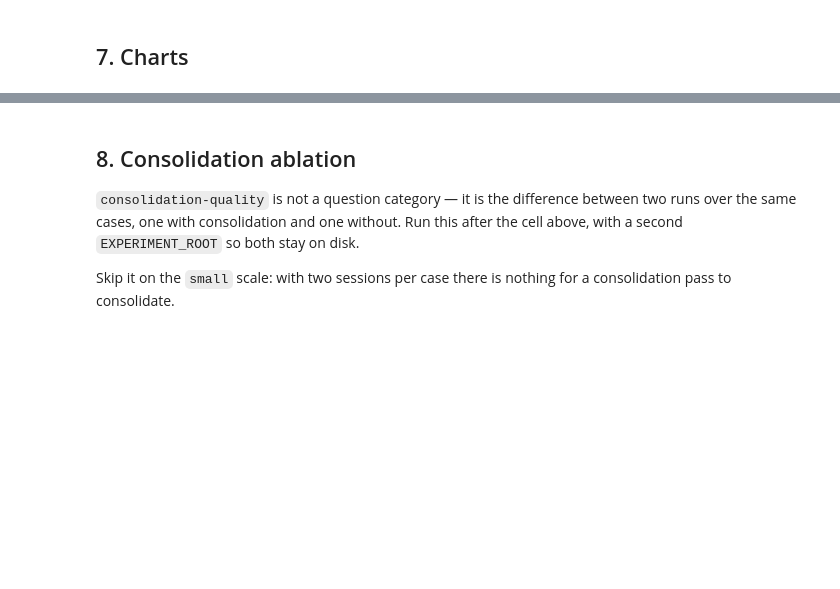
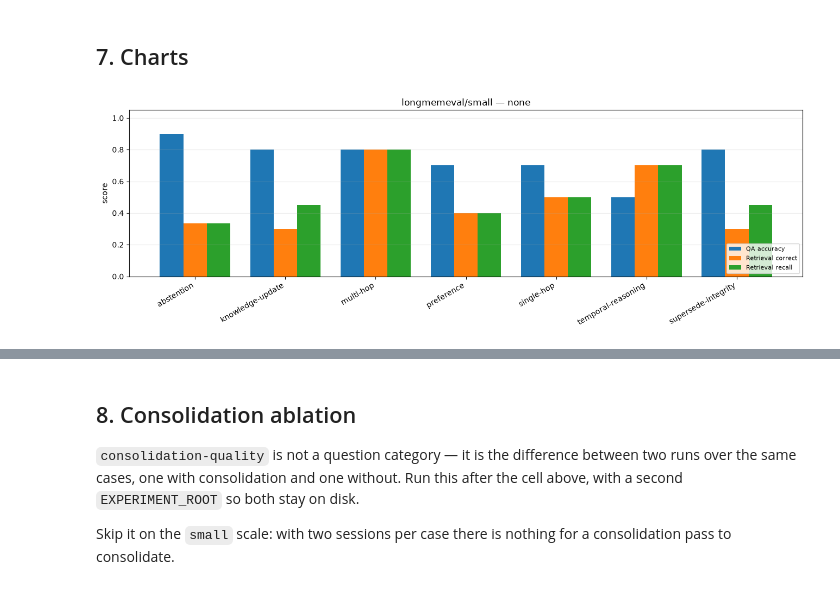
Before and after one commit to giurlanda/deep-memory-agent, a Jupyter notebook: benchmark/run_benchmark.ipynb, the cells around one changed output, grey strips where cells are left out. Cells and saved outputs as stored; diff of their text form; code cells hidden in the pictures; blank space fills up the shorter version.

```diff
--- a/benchmark/run_benchmark.ipynb
+++ b/benchmark/run_benchmark.ipynb
@@ -26,14 +26,19 @@ from pathlib import Path
 BENCHMARK_DIR = (
     Path("benchmark").resolve() if Path("benchmark").exists() else Path.cwd()
 )
+
+from dma_bench.schema import CaseResult
+
+
+EXPERIMENT_NAME = "small-longmemeval-10xC"
 LONGMEMEVAL_DIR = BENCHMARK_DIR / "longmemeval" / "data"
 OPERATIONAL_DIR = BENCHMARK_DIR / "data"
-EXPERIMENT_ROOT = BENCHMARK_DIR / "runs" / "small-cold"
+EXPERIMENT_ROOT = BENCHMARK_DIR / "runs" / EXPERIMENT_NAME
 
 # --- what to run -------------------------------------------------------------
 DATASET = "longmemeval"  # "longmemeval" | "operational"
 SCALE = "small"  # "small" (oracle, ~2 sessions) | "large" (s, ~48 sessions)
-N_PER_CATEGORY = 3  # cases sampled per category
+N_PER_CATEGORY = 10  # cases sampled per category
 CATEGORIES = None  # None = every category the corpus can supply
 SEED = 0  # makes the sample reproducible
 
@@ -54,12 +59,30 @@ RESUME = True  # skip cases that already have a result.json
 # Any OpenAI-compatible endpoint: a local server (vLLM, LM Studio, llama.cpp),
 # OpenRouter, or OpenAI itself. The judge should be at least as strong as the
 # model under test — in the paper the judge is GPT-4o grading everything else.
-AGENT_MODEL = "gpt-4o-mini"
-JUDGE_MODEL = "gpt-4o"
-BASE_URL = None  # e.g. "http://localhost:4321/v1"; None = OpenAI
+AGENT_MODEL = "deepseek/deepseek-v4-flash-0731"
+JUDGE_MODEL = "deepseek/deepseek-v4-flash-0731" #"deepseek/deepseek-v4-pro-0813"
+BASE_URL = "https://openrouter.ai/api/v1"  # e.g. "http://localhost:4321/v1"; None = OpenAI
 API_KEY = None  # None reads OPENAI_API_KEY from the environment
 TEMPERATURE = 0.0
 TIMEOUT = 240
+
+## Utility functions
+
+def load_summary(experiment_result: Path) -> dict:
+    return json.loads(experiment_result.read_text())['summary']
+
+def load_result(experiment_result: Path) -> list[CaseResult]:
+    list_dict_result = json.loads(experiment_result.read_text())['results']
+    return [CaseResult(**i) for i in list_dict_result]
+
+def load_summaries() -> dict:
+    summaries = {}
+
+    for mode in ABLATION_MODES:
+        experiment_result = EXPERIMENT_ROOT.parent / f"{EXPERIMENT_ROOT.name}-{mode.replace('+', '-')}" / 'result.json'
+        summaries[mode] = load_summary(experiment_result)
+
+    return summaries
 # %% [markdown]
 ## 2. Models
 
@@ -212,11 +312,15 @@ cost_table(summary)
 ## 7. Charts
 # %%
 %matplotlib inline
+summary = load_summary(EXPERIMENT_ROOT / 'result.json')
+
 from dma_bench.report import (
     plot_accuracy_by_category,
     plot_decomposition,
     plot_recall_vs_accuracy,
 )
 
 plot_accuracy_by_category(summary, title=f"{DATASET}/{SCALE} — {CONSOLIDATION_MODE}");
+# %% [output]
+[figure, added]
 # %%
```
Also changed, not shown: parts of 13 cells of this notebook, 7 other files.
